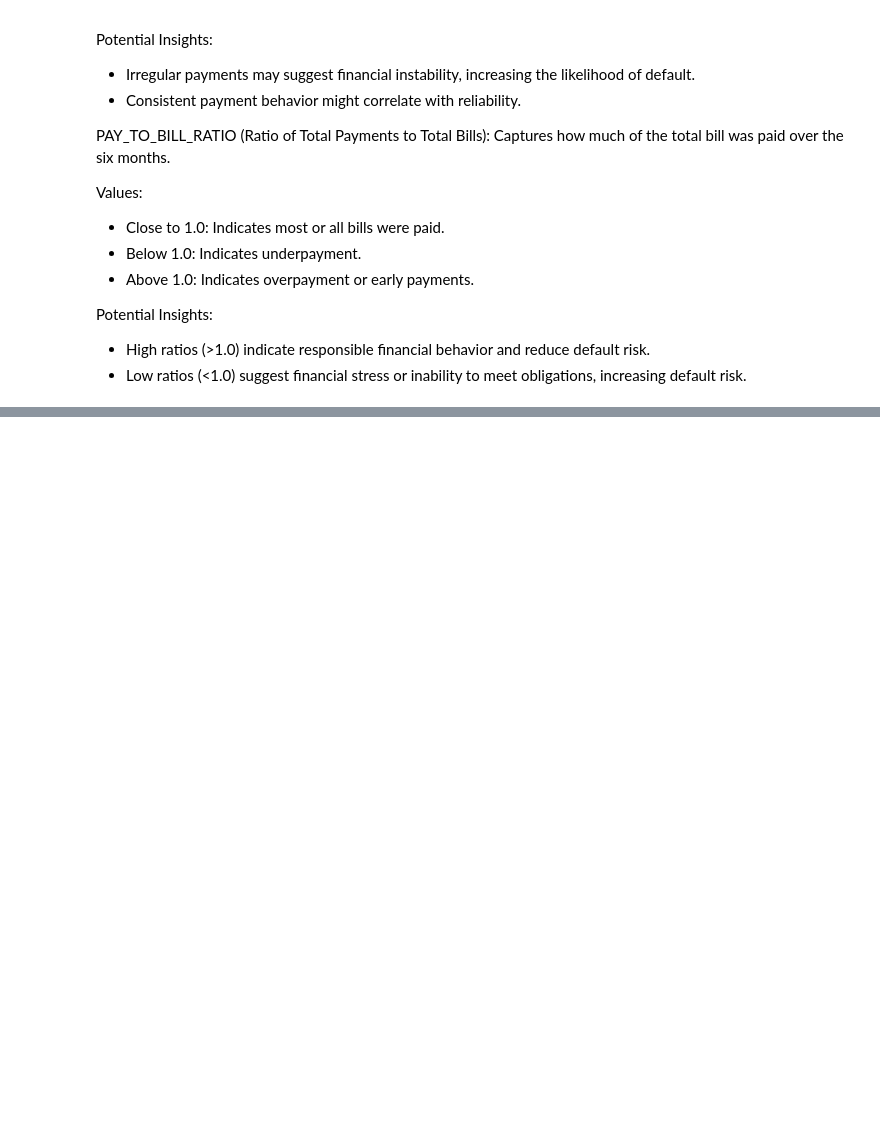
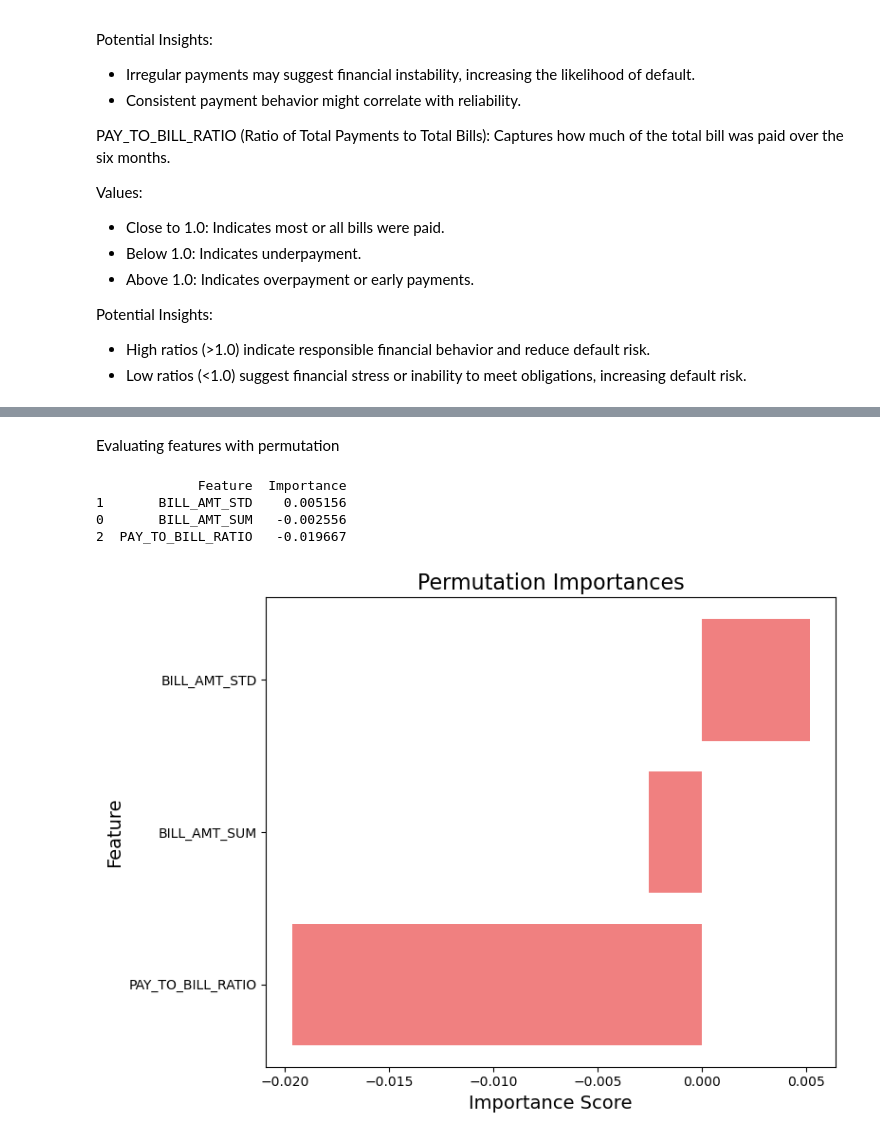
Before and after one commit to ohinson01/SDS-CP014-credit-card-default-pred, a Jupyter notebook: notebooks/Frank_Brown/Frank_Brown_Credit_Card_Prediction (1).ipynb, the cells around one changed output, grey strips where cells are left out. Saved outputs shown, nothing was run; the diff lists cells and outputs as text; code cells hidden in the pictures; blank space fills up the shorter version.

```diff
--- a/notebooks/Frank_Brown/Frank_Brown_Credit_Card_Prediction (1).ipynb
+++ b/notebooks/Frank_Brown/Frank_Brown_Credit_Card_Prediction (1).ipynb
@@ -466,0 +598,32 @@ Potential Insights:
+# %% [markdown]
+Evaluating features with permutation
+# %%
+from sklearn.inspection import permutation_importance
+
+# Performing permutation importance on the test set
+perm_importance = permutation_importance(rf_model, X_test, y_test, random_state=42)
+
+# Getting and organize results
+perm_importance_df = pd.DataFrame({
+    'Feature': agg_features,
+    'Importance': perm_importance.importances_mean
+}).sort_values(by='Importance', ascending=False)
+
+# Printing permutation importances
+print(perm_importance_df)
+
+# Visualizing permutation importances
+plt.figure(figsize=(8, 6))
+plt.barh(perm_importance_df['Feature'], perm_importance_df['Importance'], color='lightcoral')
+plt.xlabel('Importance Score', fontsize=14)
+plt.ylabel('Feature', fontsize=14)
+plt.title('Permutation Importances', fontsize=16)
+plt.gca().invert_yaxis()
+plt.tight_layout()
+plt.show()
+# %% [output]
+             Feature  Importance
+1       BILL_AMT_STD    0.005156
+0       BILL_AMT_SUM   -0.002556
+2  PAY_TO_BILL_RATIO   -0.019667
+[figure, added]
```
Also changed, not shown: parts of 6 cells of this notebook.
